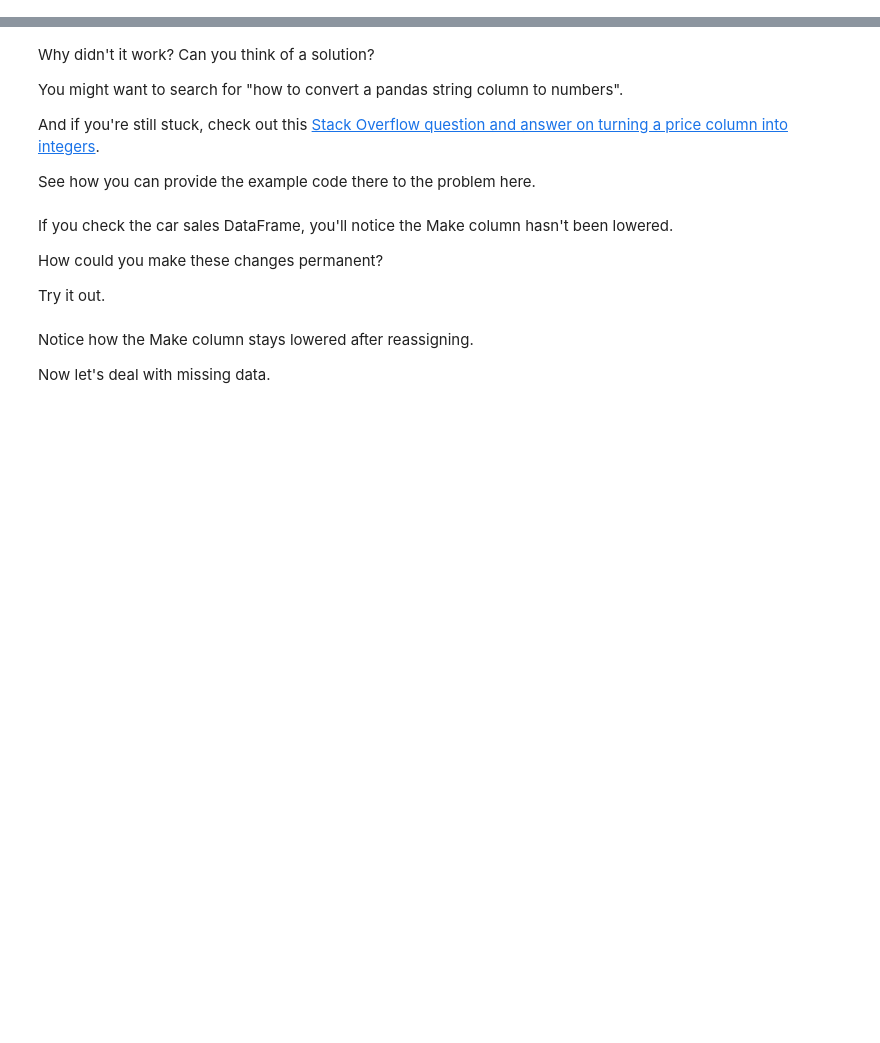
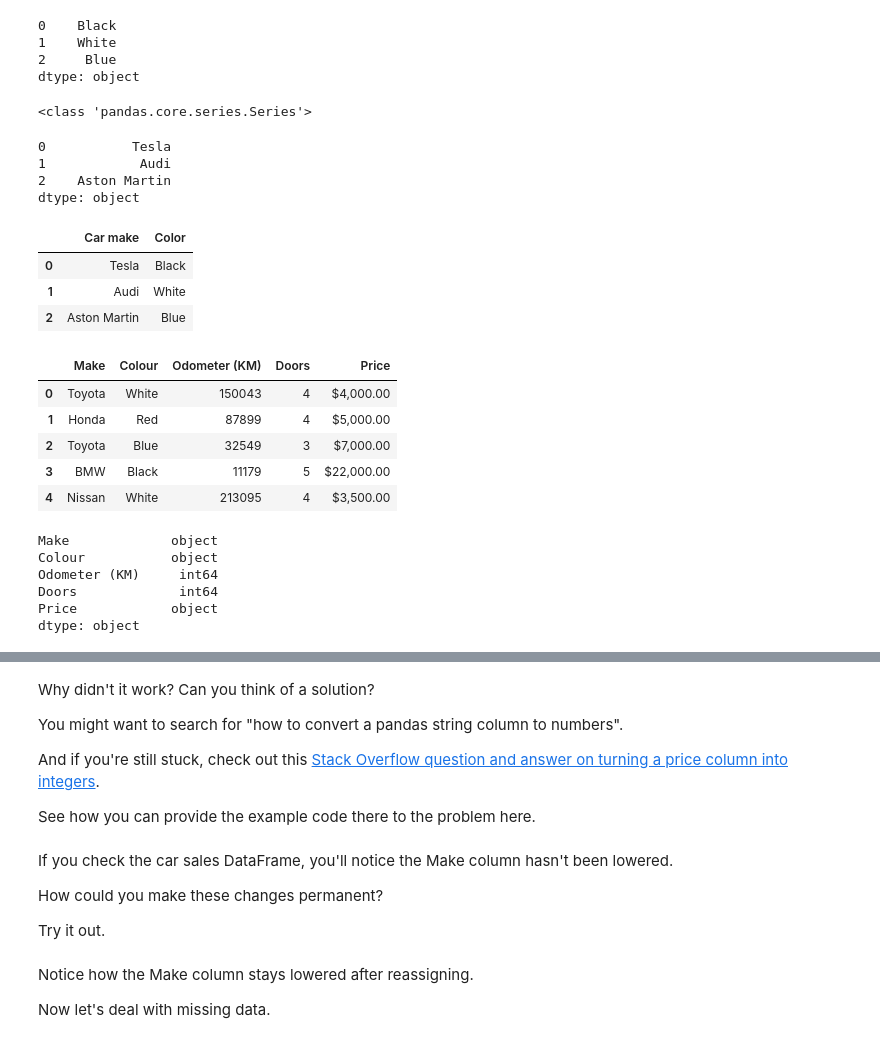
Before and after one commit to igquinteroch/data-analysis, a Jupyter notebook: pandas-exercises.ipynb, the cells around one changed output, grey strips where cells are left out. Saved outputs shown, nothing was run; the diff lists cells and outputs as text; code cells hidden in the pictures; blank space fills up the shorter version.

```diff
--- a/pandas-exercises.ipynb
+++ b/pandas-exercises.ipynb
@@ -68,0 +8,55 @@ Check the pandas documentation for [.loc](https://pandas.pydata.org/pandas-docs/
+# %%
+# Creating a series of three different colors
+colors = pd.Series(["Black", "White", "Blue"])
+colors
+# %% [output]
+0    Black
+1    White
+2     Blue
+dtype: object
+# %%
+# Checking the type
+print(type(colors))
+# %% [output]
+<class 'pandas.core.series.Series'>
+# %%
+# Creating a series of three different car types
+cars = pd.Series(["Tesla", "Audi", "Aston Martin"])
+cars
+# %% [output]
+0           Tesla
+1            Audi
+2    Aston Martin
+dtype: object
+# %%
+# Combining the Series of cars and colours into a DataFrame
+cars_data = pd.DataFrame({"Car make": cars, "Color": colors})
+cars_data
+# %% [output]
+|  | Car make | Color |
+| 0 | Tesla | Black |
+| 1 | Audi | White |
+| 2 | Aston Martin | Blue |
+# %%
+# Importing a DataFrame
+data = "https://raw.githubusercontent.com/igquinteroch/data-analysis/master/car-sales.csv"
+
+car_sales = pd.read_csv(data)
+car_sales.head(5)
+# %% [output]
+|  | Make | Colour | Odometer (KM) | Doors | Price |
+| 0 | Toyota | White | 150043 | 4 | $4,000.00 |
+| 1 | Honda | Red | 87899 | 4 | $5,000.00 |
+| 2 | Toyota | Blue | 32549 | 3 | $7,000.00 |
+| 3 | BMW | Black | 11179 | 5 | $22,000.00 |
+| 4 | Nissan | White | 213095 | 4 | $3,500.00 |
+# %%
+# Finding the different datatypes of the car data DataFrame
+car_sales.dtypes
+# %% [output]
+Make             object
+Colour           object
+Odometer (KM)     int64
+Doors             int64
+Price            object
+dtype: object
```
Also changed, not shown: parts of 48 cells of this notebook.
